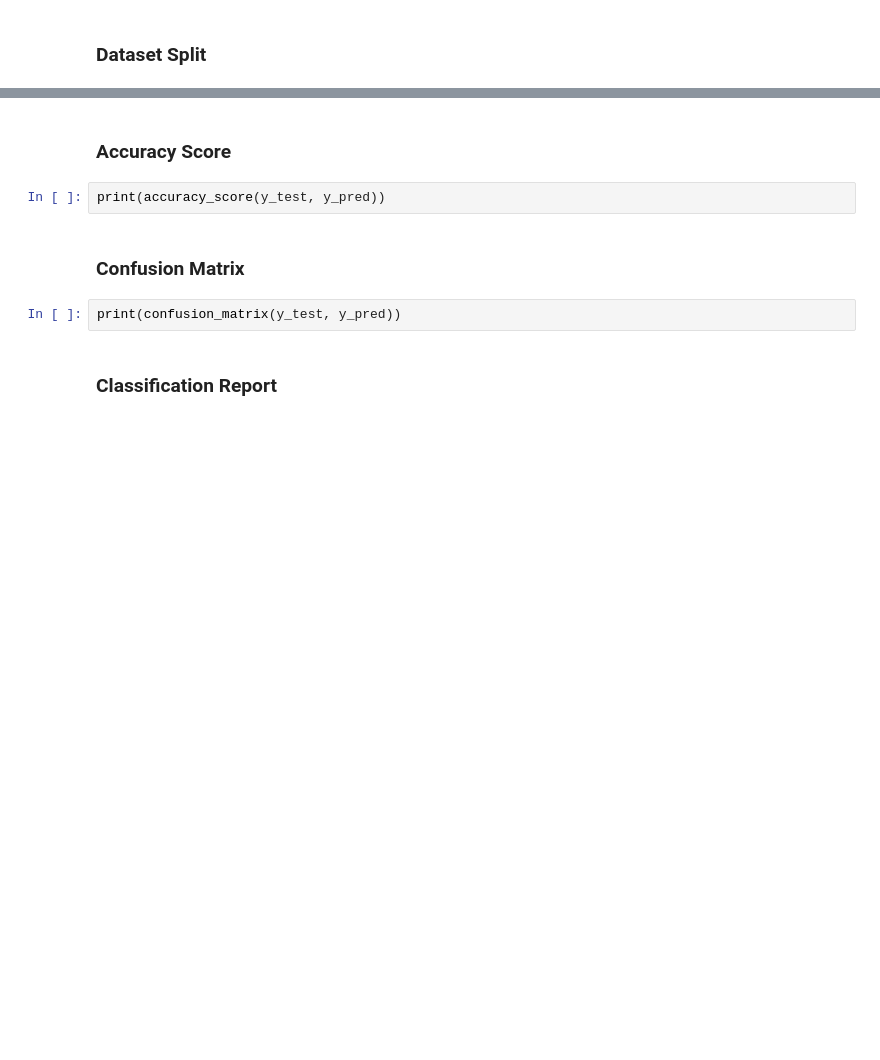
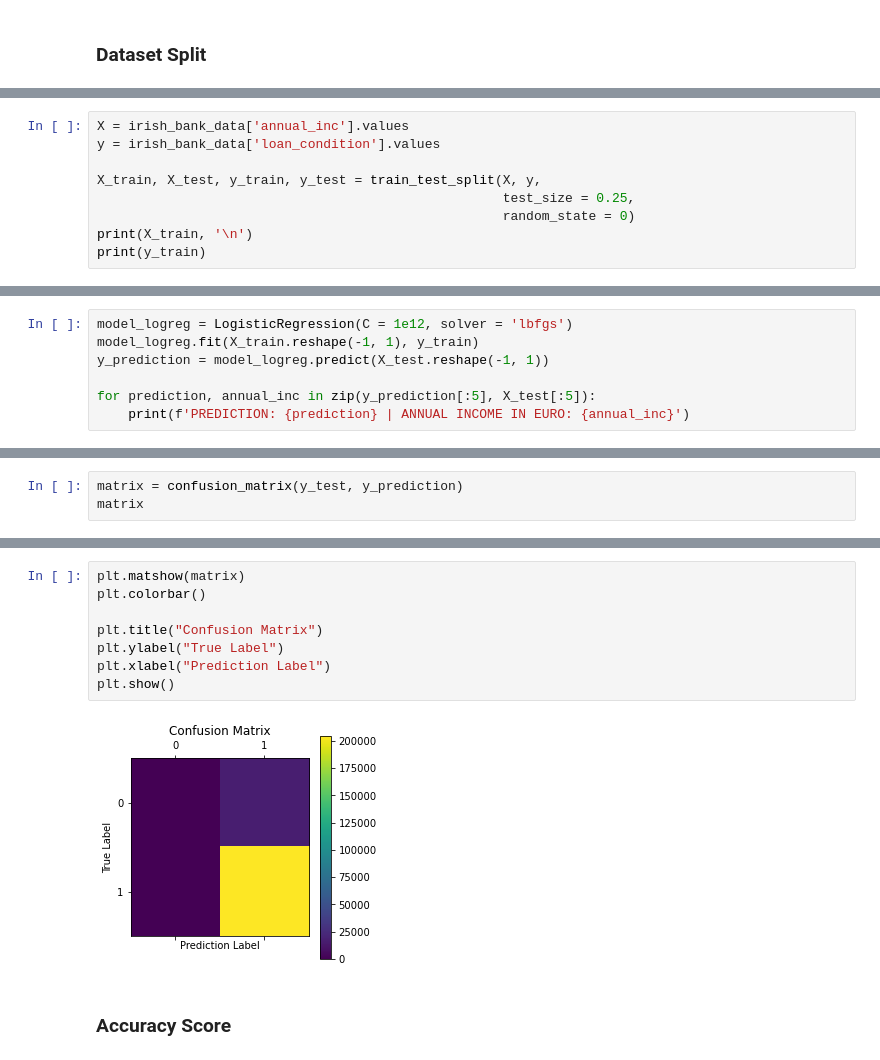
Before and after one commit to hardefarogonondo/git-notebook, a Jupyter notebook: TheIrishDummyBankProject.ipynb, the cells around one changed output, grey strips where cells are left out. Cells and saved outputs as stored; diff of their text form; blank space fills up the shorter version.

```diff
--- a/TheIrishDummyBankProject.ipynb
+++ b/TheIrishDummyBankProject.ipynb
@@ -178,0 +153,9 @@ y_pred = model_logreg.predict(X_test)
+# %%
+X = irish_bank_data['annual_inc'].values
+y = irish_bank_data['loan_condition'].values
+
+X_train, X_test, y_train, y_test = train_test_split(X, y,
+                                                    test_size = 0.25,
+                                                    random_state = 0)
+print(X_train, '\n')
+print(y_train)
@@ -178,0 +168,7 @@ y_pred = model_logreg.predict(X_test)
+# %%
+model_logreg = LogisticRegression(C = 1e12, solver = 'lbfgs')
+model_logreg.fit(X_train.reshape(-1, 1), y_train)
+y_prediction = model_logreg.predict(X_test.reshape(-1, 1))
+
+for prediction, annual_inc in zip(y_prediction[:5], X_test[:5]):
+    print(f'PREDICTION: {prediction} | ANNUAL INCOME IN EURO: {annual_inc}')
@@ -178,0 +183,3 @@ y_pred = model_logreg.predict(X_test)
+# %%
+matrix = confusion_matrix(y_test, y_prediction)
+matrix
@@ -179,10 +201,12 @@ y_pred = model_logreg.predict(X_test)
+# %%
+plt.matshow(matrix)
+plt.colorbar()
+
+plt.title("Confusion Matrix")
+plt.ylabel("True Label")
+plt.xlabel("Prediction Label")
+plt.show()
+# %% [output]
+[figure, added]
 # %% [markdown]
 ### Accuracy Score
-# %%
-print(accuracy_score(y_test, y_pred))
-# %% [markdown]
-### Confusion Matrix
-# %%
-print(confusion_matrix(y_test, y_pred))
-# %% [markdown]
-### Classification Report
```
Also changed, not shown: parts of 21 cells of this notebook.
